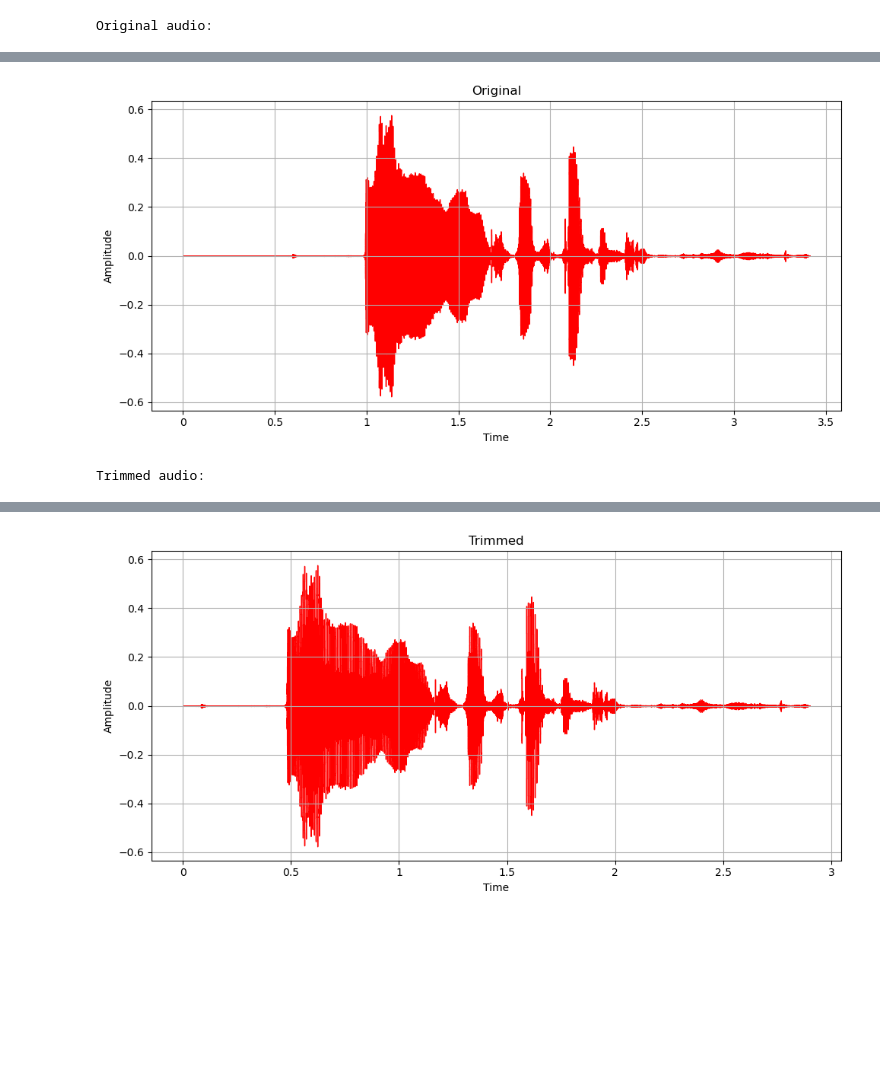
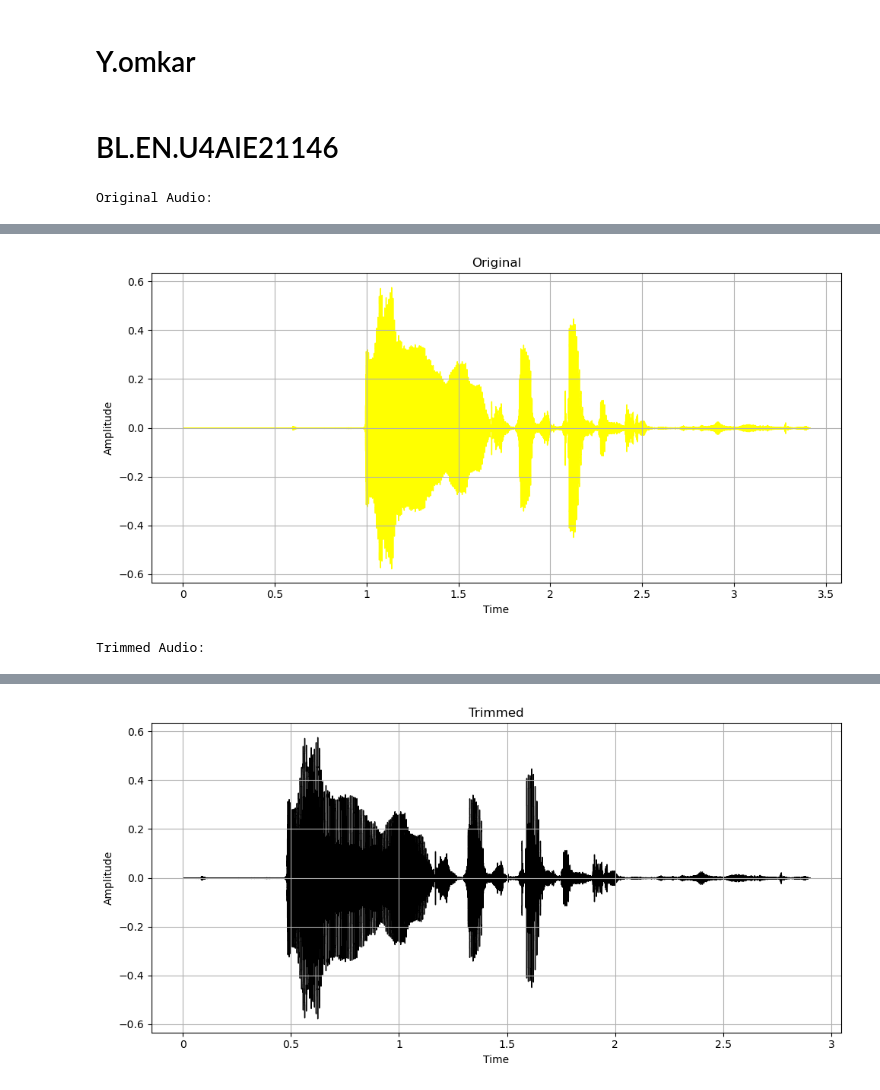
Before and after one commit to Omkar-collab/AI-in-Speech-Processing, a Jupyter notebook: LAB3/LAB3.ipynb, the cells around one changed output, grey strips where cells are left out. Saved outputs shown, nothing was run; the diff lists cells and outputs as text; code cells hidden in the pictures; blank space fills up the shorter version.

```diff
--- a/LAB3/LAB3.ipynb
+++ b/LAB3/LAB3.ipynb
@@ -1,42 +1,47 @@
+# %% [markdown]
+# Y.omkar
+# %% [markdown]
+# BL.EN.U4AIE21146
 # %%
 import librosa
 import soundfile as sf
 import IPython.display as ipd
+import matplotlib.pyplot as plt
 import librosa.display
-import matplotlib.pyplot as plt
 
+# Loading the original audio
 original_audio, sr = librosa.load('lab@omkar.wav', sr=None)
+# Trim audio
 trimmed_audio, index = librosa.effects.trim(original_audio)
 sf.write('trimmed_audio.wav', trimmed_audio, sr)
-trimmed, sr1 = librosa.load('trimmed_audio.wav', sr=None)  # Fix the filename here
-
-print("Original audio:")
+trimmed, sr1 = librosa.load('trimmed_audio.wav', sr=None)
+print("Original Audio:")
 ipd.display(ipd.Audio(original_audio, rate=sr))
 
 plt.figure(figsize=(10, 5))
-librosa.display.waveshow(original_audio, sr=sr, color='red')
+librosa.display.waveshow(original_audio, sr=sr, color='yellow')
 plt.title('Original')
 plt.xlabel('Time')
 plt.ylabel('Amplitude')
 plt.grid(True)
 plt.tight_layout()
 plt.show()
 
-print("Trimmed audio:")
+print("Trimmed Audio:")
 ipd.display(ipd.Audio(trimmed_audio, rate=sr))
 
 plt.figure(figsize=(10, 5))
-librosa.display.waveshow(trimmed, sr=sr1, color='red')
+librosa.display.waveshow(trimmed, sr=sr1, color='black')
 plt.title('Trimmed')
 plt.xlabel('Time')
 plt.ylabel('Amplitude')
 plt.grid(True)
 plt.tight_layout()
 plt.show()
 # %% [output]
-Original audio:
+Original Audio:
 [interactive output not drawn]
-[figure, old version]
+[figure, new version]
-Trimmed audio:
+Trimmed Audio:
 [interactive output not drawn]
-[figure, old version]
+[figure, new version]
```
Also changed, not shown: parts of 5 cells of this notebook.
